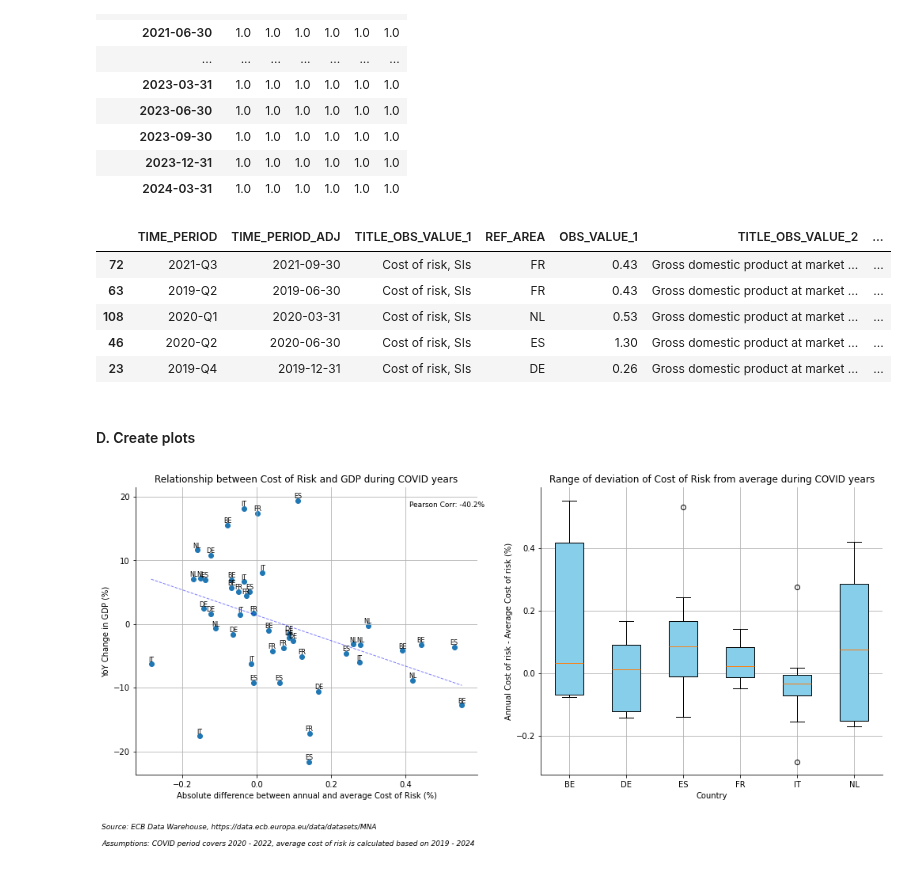
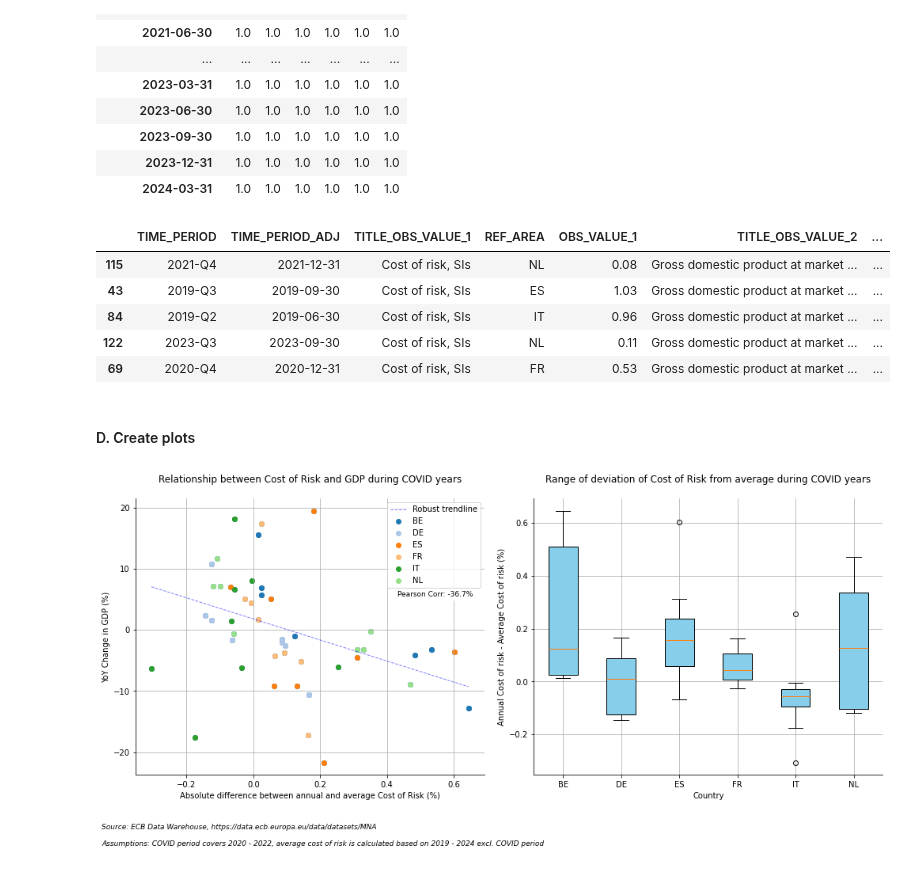
Before and after one commit to at621/snippets, a Jupyter notebook: ecb_dwh_api_risk_cost.ipynb, the cells around one changed output. Saved outputs shown, nothing was run; the diff lists cells and outputs as text; code cells hidden in the pictures.

```diff
--- a/ecb_dwh_api_risk_cost.ipynb
+++ b/ecb_dwh_api_risk_cost.ipynb
@@ -222,9 +226,15 @@ analysis_df.pivot_table(values='OBS_VALUE_1', index='TIME_PERIOD_ADJ', columns='
 | 2023-12-31 | 1.0 | 1.0 | 1.0 | 1.0 | 1.0 | 1.0 |
 | 2024-03-31 | 1.0 | 1.0 | 1.0 | 1.0 | 1.0 | 1.0 |
 # %%
+# Filter the required period
+averages_df = analysis_df.copy()
+idx_1 = averages_df['TIME_PERIOD_ADJ'].dt.year < covid_start
+idx_2 = averages_df['TIME_PERIOD_ADJ'].dt.year > covid_end
+averages_df = averages_df[idx_1 | idx_2]
+
 # Deduct average risk cost per country
 country_means = (
-    analysis_df.groupby("REF_AREA")[["OBS_VALUE_1"]].mean().reset_index()
+    averages_df.groupby("REF_AREA")[["OBS_VALUE_1"]].mean().reset_index()
 )
 country_means.columns = ['REF_AREA', 'AVERAGE_RISK_COST']
 analysis_df = pd.merge(analysis_df, country_means, on="REF_AREA")
@@ -238,18 +248,14 @@ plot_df.columns = ['TIME_PERIOD_ADJ', 'REF_AREA', 'Cost of risk', 'Change in GDP
 analysis_df.sample(5)
 # %% [output]
 |  | TIME_PERIOD | TIME_PERIOD_ADJ | TITLE_OBS_VALUE_1 | REF_AREA | OBS_VALUE_1 | TITLE_OBS_VALUE_2 | ... |
-| 72 | 2021-Q3 | 2021-09-30 | Cost of risk, SIs | FR | 0.43 | Gross domestic product at market ... | ... |
-| 63 | 2019-Q2 | 2019-06-30 | Cost of risk, SIs | FR | 0.43 | Gross domestic product at market ... | ... |
-| 108 | 2020-Q1 | 2020-03-31 | Cost of risk, SIs | NL | 0.53 | Gross domestic product at market ... | ... |
-| 46 | 2020-Q2 | 2020-06-30 | Cost of risk, SIs | ES | 1.30 | Gross domestic product at market ... | ... |
-| 23 | 2019-Q4 | 2019-12-31 | Cost of risk, SIs | DE | 0.26 | Gross domestic product at market ... | ... |
+| 115 | 2021-Q4 | 2021-12-31 | Cost of risk, SIs | NL | 0.08 | Gross domestic product at market ... | ... |
+| 43 | 2019-Q3 | 2019-09-30 | Cost of risk, SIs | ES | 1.03 | Gross domestic product at market ... | ... |
+| 84 | 2019-Q2 | 2019-06-30 | Cost of risk, SIs | IT | 0.96 | Gross domestic product at market ... | ... |
+| 122 | 2023-Q3 | 2023-09-30 | Cost of risk, SIs | NL | 0.11 | Gross domestic product at market ... | ... |
+| 69 | 2020-Q4 | 2020-12-31 | Cost of risk, SIs | FR | 0.53 | Gross domestic product at market ... | ... |
 # %% [markdown]
 #### D. Create plots
 # %%
-# Extract covid years
-covid_start = 2020
-covid_end = 2021
-
 # Filter the required period
 plot_df = plot_df[plot_df['TIME_PERIOD_ADJ'].dt.year >= covid_start]
 plot_df = plot_df[plot_df['TIME_PERIOD_ADJ'].dt.year <= covid_end]
@@ -280,34 +286,44 @@ ax1.plot(
     line_X,
     line_y_huber,
     "b--",
-    label="Huber Trendline",
+    label="Robust trendline",
     linewidth=1,
     alpha=0.5,
 )
 
 ax1.set_xlabel("Absolute difference between annual and average Cost of Risk (%)")
 ax1.set_ylabel("YoY Change in GDP (%)")
-ax1.set_title("Relationship between Cost of Risk and GDP during COVID years")
+ax1.set_title("Relationship between Cost of Risk and GDP during COVID years", pad=20)
 ax1.grid(True)
 
-# Add country labels to the points with better placement for the first graph
+# Create a color map for each unique country
+unique_countries = plot_df['REF_AREA'].unique()
+colors = plt.colormaps['tab20'].colors
+color_map = {country: colors[i % len(colors)] for i, country in enumerate(unique_countries)}
+
+
+# Plot each row with the appropriate color
 for i, row in plot_df.iterrows():
-    ax1.text(
+    ax1.scatter(
         row["Cost of risk"],
-        row["Change in GDP"] + 0.1,
-        row["REF_AREA"],
-        fontsize=8,
-        ha="center",
-        va="bottom",
+        row["Change in GDP"],
+        color=color_map[row["REF_AREA"]],
+        label=row["REF_AREA"]
     )
+
+# Create a custom legend to show only one entry per country
+handles, labels = ax1.get_legend_handles_labels()
+by_label = dict(zip(labels, handles))
+ax1.legend(by_label.values(), by_label.keys(), loc='upper right')
+
 
 # Annotate the correlation coefficient
 ax1.text(
-    0.80, 0.95, f"Pearson Corr: {corr_coef:.1%}",
+    0.75, 0.665, f"Pearson Corr: {corr_coef:.1%}",
     transform=ax1.transAxes,
     fontsize=9,
     verticalalignment='top',
-    bbox=dict(boxstyle='round,pad=0.3', edgecolor='white', facecolor='white'),
+    bbox=dict(boxstyle='round, pad=0.3', edgecolor='white', facecolor='white'),
     # bbox=dict(boxstyle='round,pad=0.3', edgecolor='black', facecolor='white')
 )
 
@@ -316,33 +332,36 @@ ax1.spines["top"].set_visible(False)
 ax1.spines["right"].set_visible(False)
 
 # Plot for the second graph (right subplot)
 data_by_area = [plot_df[plot_df['REF_AREA'] == area]['Cost of risk'] for area in plot_df['REF_AREA'].unique()]
 ax2.boxplot(data_by_area, patch_artist=True, boxprops=dict(facecolor='skyblue'))
 
 ax2.set_xticklabels(plot_df['REF_AREA'].unique(), ha='center')
 ax2.set_xlabel("Country")
 ax2.set_ylabel("Annual Cost of risk - Average Cost of risk (%)")
-ax2.set_title("Range of deviation of Cost of Risk from average during COVID years")
+ax2.set_title("Range of deviation of Cost of Risk from average during COVID years", pad=20)
 ax2.grid(True)
 
 # Remove the top and right borderlines for the second graph
 ax2.spines["top"].set_visible(False)
 ax2.spines["right"].set_visible(False)
 
 # Adjust layout to prevent overlap
 plt.tight_layout()
 
 # Add a footnote with the source (for both subplots)
 fig.text(
     0.01,
     -0.11,
     "Source: ECB Data Warehouse, https://data.ecb.europa.eu/data/datasets/MNA" +
-    "\n\nAssumptions: COVID period covers 2020 - 2022, average cost of risk is calculated based on 2019 - 2024",
+    "\n\nAssumptions: COVID period covers 2020 - 2022, average cost of risk is calculated based on 2019 - 2024 excl. COVID period",
     ha="left",
     fontsize=9,
     style="italic",
 )
 
+# Save the plot to a file
+plt.savefig('cost_of_risk_vs_change_in_gdp.png', dpi=300)
+
 plt.show()
 # %% [output]
-[figure, old version]
+[figure, new version]
```
Also changed, not shown: parts of 2 cells of this notebook, 1 other file.
